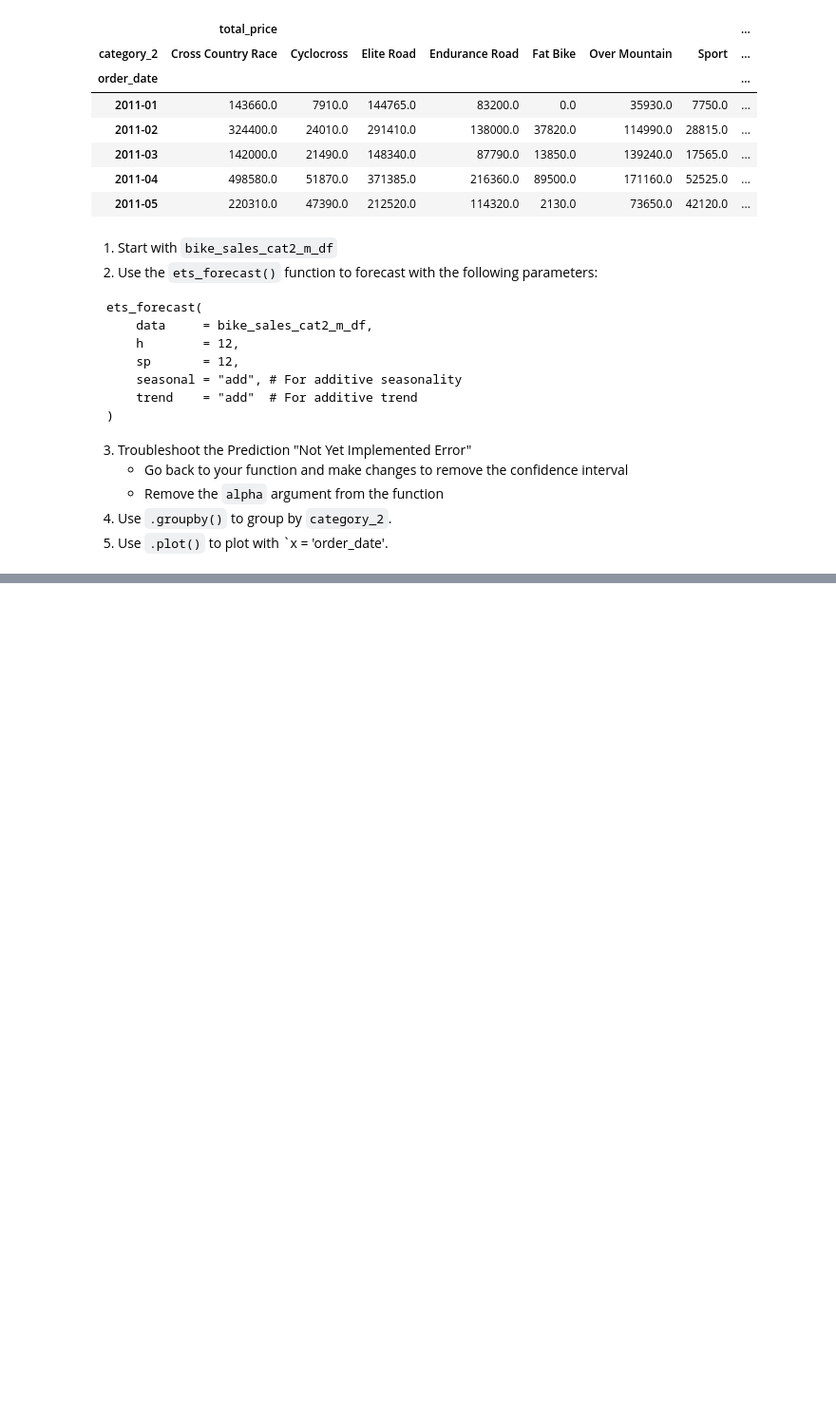
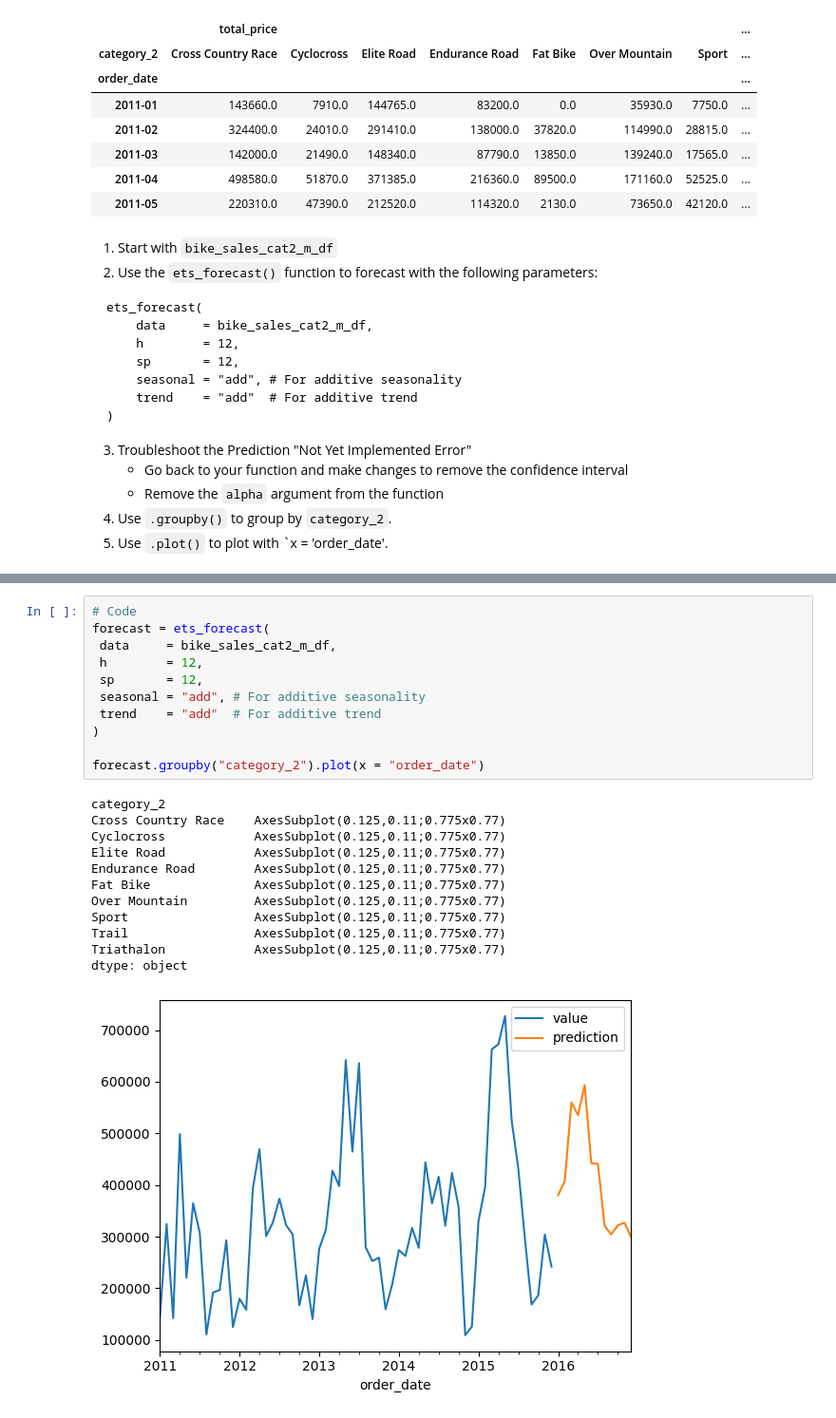
Before and after one commit to daver787/DS4B_101P, a Jupyter notebook: Challenge 2/Challenge 2/ch2_sktime_ets.ipynb, the cells around one changed output, grey strips where cells are left out. Shown: that part at 95% size. Saved outputs shown, nothing was run; the diff lists cells and outputs as text; blank space fills up the shorter version.

```diff
--- a/Challenge 2/Challenge 2/ch2_sktime_ets.ipynb
+++ b/Challenge 2/Challenge 2/ch2_sktime_ets.ipynb
@@ -213,0 +253,24 @@ dtype: object
+# %%
+# Code
+forecast = ets_forecast(
+ data     = bike_sales_cat2_m_df,
+ h        = 12,
+ sp       = 12,
+ seasonal = "add", # For additive seasonality
+ trend    = "add"  # For additive trend
+)
+
+forecast.groupby("category_2").plot(x = "order_date")
+# %% [output]
+category_2
+Cross Country Race    AxesSubplot(0.125,0.11;0.775x0.77)
+Cyclocross            AxesSubplot(0.125,0.11;0.775x0.77)
+Elite Road            AxesSubplot(0.125,0.11;0.775x0.77)
+Endurance Road        AxesSubplot(0.125,0.11;0.775x0.77)
+Fat Bike              AxesSubplot(0.125,0.11;0.775x0.77)
+Over Mountain         AxesSubplot(0.125,0.11;0.775x0.77)
+Sport                 AxesSubplot(0.125,0.11;0.775x0.77)
+Trail                 AxesSubplot(0.125,0.11;0.775x0.77)
+Triathalon            AxesSubplot(0.125,0.11;0.775x0.77)
+dtype: object
+[figure, added]
```
Also changed, not shown: parts of 8 cells of this notebook, 3 other files.
